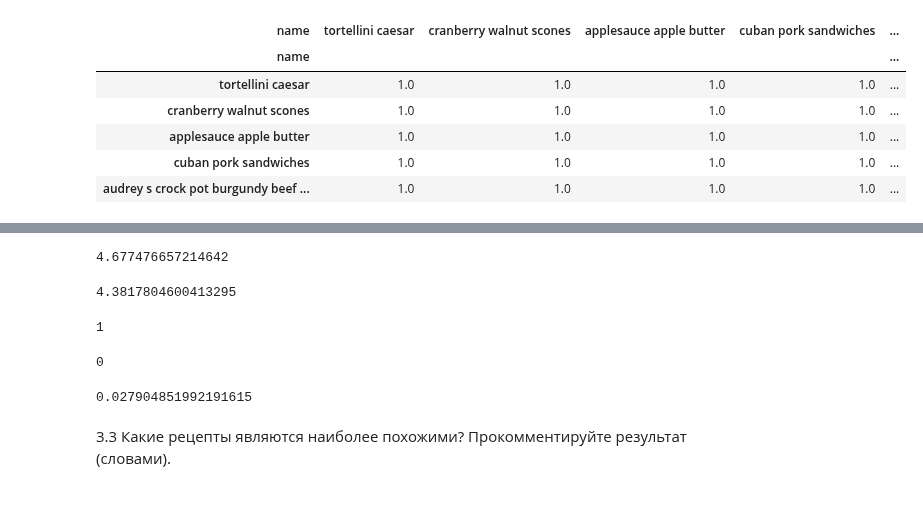
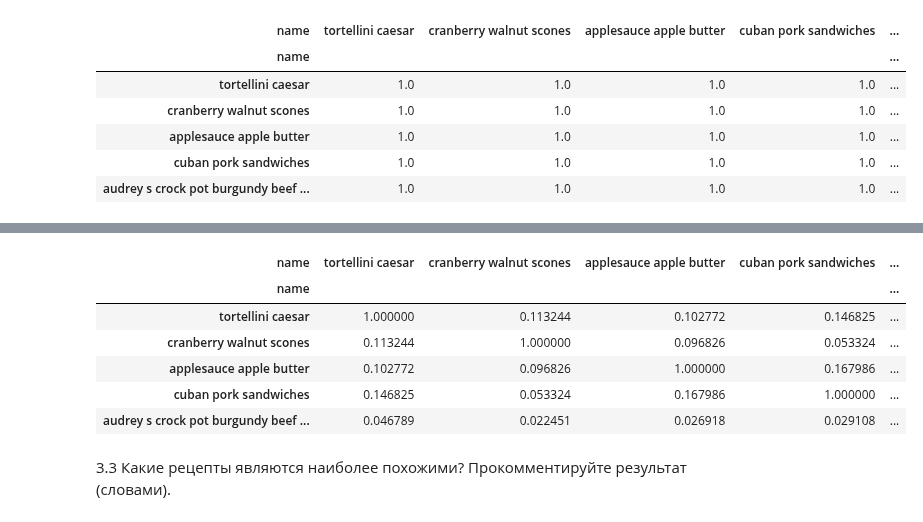
Before and after one commit to Amikuto/BigDataPT-BDPT-, a Jupyter notebook: Lesson9/09_string_2_Фамилия_Имя_Группа.ipynb, the cells around one changed output, grey strips where cells are left out. Drawn from its saved outputs; the diff is of its cells as text; code cells hidden in the pictures.

```diff
--- a/Lesson9/09_string_2_Фамилия_Имя_Группа.ipynb
+++ b/Lesson9/09_string_2_Фамилия_Имя_Группа.ipynb
@@ -418,28 +409,19 @@ Name: description, dtype: object
-# %%
-tfidf.iloc[0].sum()
-# %% [output]
-4.677476657214642
-# %%
-tfidf.iloc[1].sum()
-# %% [output]
-4.3817804600413295
-# %%
-from scipy.spatial import distance
-1 - distance.cosine(tfidf.iloc[0].sum(), tfidf.iloc[1].sum())
-# %% [output]
-1
-# %%
-distance.cosine(tfidf.iloc[0].sum(), tfidf.iloc[1].sum())
-# %% [output]
-0
-# %%
-from scipy import spatial
-List1 = [4, 47, 8, 3]
-List2 = [3, 52, 12, 16]
-# result = 1 - spatial.distance.cosine(List1, List2)
-# print(result)
-spatial.distance.cosine(List1, List2)
-# %% [output]
-0.027904851992191615
+# %%
+from scipy.spatial.distance import cosine
+
+for i in proximity_distance:
+	for j in proximity_distance.index:
+		proximity_distance[i][j] = \
+			1 - cosine(tfidf_vectorizer_recipes_compare_dataframe[i], tfidf_vectorizer_recipes_compare_dataframe[j])
+
+proximity_distance
+# %% [output]
+| name | tortellini caesar | cranberry walnut scones | applesauce apple butter | cuban pork sandwiches | ... |
+| name |  |  |  |  | ... |
+| tortellini caesar | 1.000000 | 0.113244 | 0.102772 | 0.146825 | ... |
+| cranberry walnut scones | 0.113244 | 1.000000 | 0.096826 | 0.053324 | ... |
+| applesauce apple butter | 0.102772 | 0.096826 | 1.000000 | 0.167986 | ... |
+| cuban pork sandwiches | 0.146825 | 0.053324 | 0.167986 | 1.000000 | ... |
+| audrey s crock pot burgundy beef ... | 0.046789 | 0.022451 | 0.026918 | 0.029108 | ... |
 # %% [markdown]
 3.3 Какие рецепты являются наиболее похожими? Прокомментируйте результат (словами).
```
Also changed, not shown: parts of 1 cell of this notebook.
